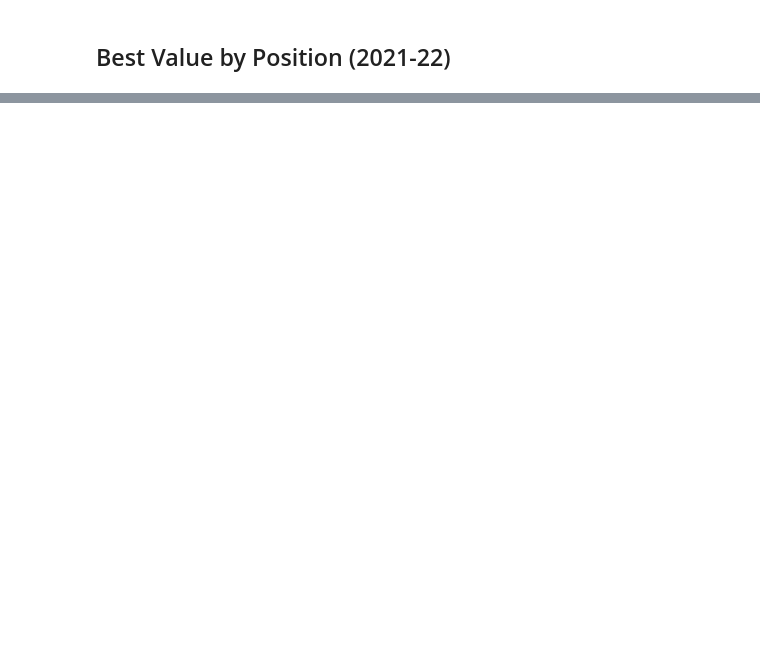
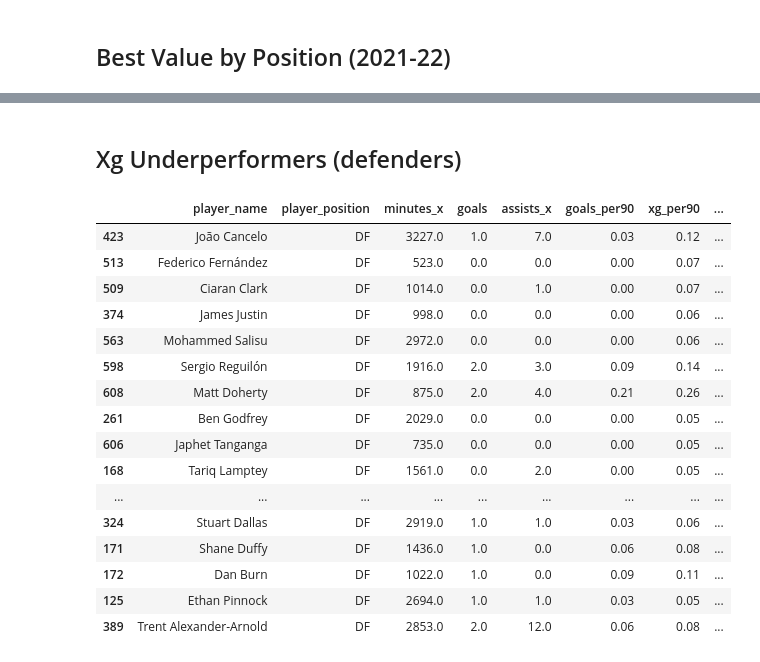
Before and after one commit to adam-englund/data-analysis, a Jupyter notebook: fantasy-premier-league/analysis/fpl_analysis.ipynb, the cells around one changed output, grey strips where cells are left out. Drawn from its saved outputs; the diff is of its cells as text; code cells hidden in the pictures; blank space fills up the shorter version.

```diff
--- a/fantasy-premier-league/analysis/fpl_analysis.ipynb
+++ b/fantasy-premier-league/analysis/fpl_analysis.ipynb
@@ -307,0 +360,22 @@ max      6.500000    4.480000       6.500000   33.500000              1.210000
+# %% [markdown]
+## Xg Underperformers (defenders)
+# %%
+df22_def[(df22_def.ict_index.notna()) & (df22_def.minutes_x > 400) & (df22_def.xg_per90 > 0.03)][['player_name','player_position','minutes_x','goals','assists_x','goals_per90','xg_per90','xg_per90_performance']].sort_values(by='xg_per90_performance').head(20)
+# %% [output]
+|  | player_name | player_position | minutes_x | goals | assists_x | goals_per90 | xg_per90 | ... |
+| 423 | João Cancelo | DF | 3227.0 | 1.0 | 7.0 | 0.03 | 0.12 | ... |
+| 513 | Federico Fernández | DF | 523.0 | 0.0 | 0.0 | 0.00 | 0.07 | ... |
+| 509 | Ciaran Clark | DF | 1014.0 | 0.0 | 1.0 | 0.00 | 0.07 | ... |
+| 374 | James Justin | DF | 998.0 | 0.0 | 0.0 | 0.00 | 0.06 | ... |
+| 563 | Mohammed Salisu | DF | 2972.0 | 0.0 | 0.0 | 0.00 | 0.06 | ... |
+| 598 | Sergio Reguilón | DF | 1916.0 | 2.0 | 3.0 | 0.09 | 0.14 | ... |
+| 608 | Matt Doherty | DF | 875.0 | 2.0 | 4.0 | 0.21 | 0.26 | ... |
+| 261 | Ben Godfrey | DF | 2029.0 | 0.0 | 0.0 | 0.00 | 0.05 | ... |
+| 606 | Japhet Tanganga | DF | 735.0 | 0.0 | 0.0 | 0.00 | 0.05 | ... |
+| 168 | Tariq Lamptey | DF | 1561.0 | 0.0 | 2.0 | 0.00 | 0.05 | ... |
+| ... | ... | ... | ... | ... | ... | ... | ... | ... |
+| 324 | Stuart Dallas | DF | 2919.0 | 1.0 | 1.0 | 0.03 | 0.06 | ... |
+| 171 | Shane Duffy | DF | 1436.0 | 1.0 | 0.0 | 0.06 | 0.08 | ... |
+| 172 | Dan Burn | DF | 1022.0 | 1.0 | 0.0 | 0.09 | 0.11 | ... |
+| 125 | Ethan Pinnock | DF | 2694.0 | 1.0 | 1.0 | 0.03 | 0.05 | ... |
+| 389 | Trent Alexander-Arnold | DF | 2853.0 | 2.0 | 12.0 | 0.06 | 0.08 | ... |
```
Also changed, not shown: parts of 16 cells of this notebook, 2 other files.
